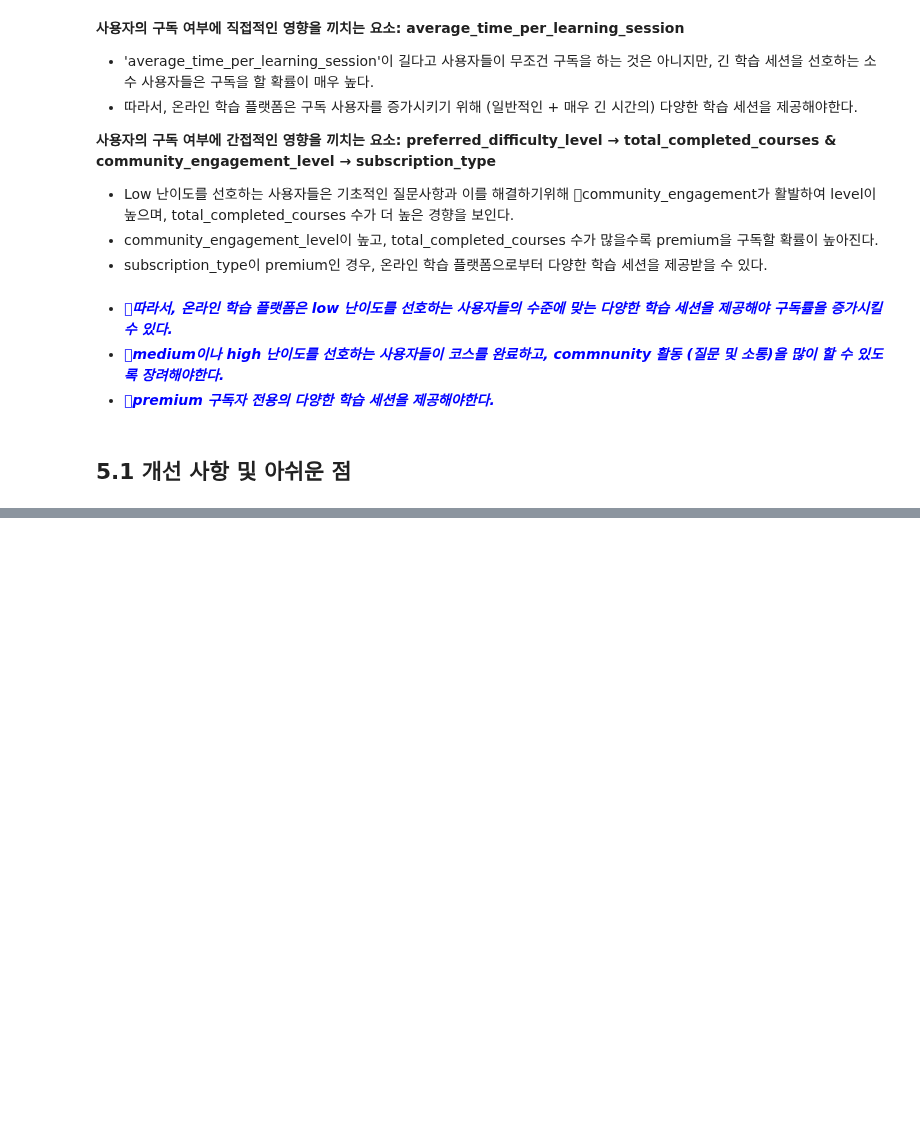
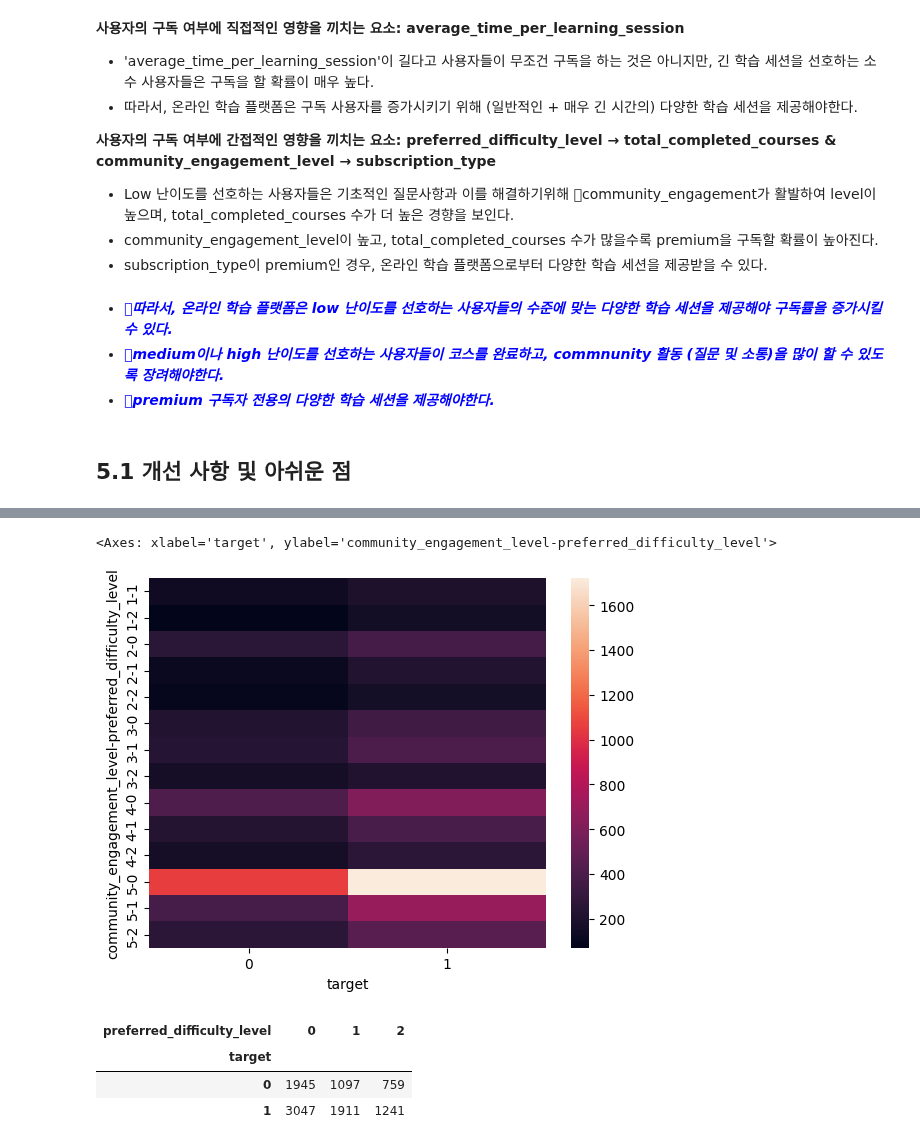
Before and after one commit to junmin98/WASSUP, a Jupyter notebook: Data_analysis/DA_Mini_Project_ljm.ipynb, the cells around one changed output, grey strips where cells are left out. Saved outputs shown, nothing was run; the diff lists cells and outputs as text; code cells hidden in the pictures; blank space fills up the shorter version.

```diff
--- a/Data_analysis/DA_Mini_Project_ljm.ipynb
+++ b/Data_analysis/DA_Mini_Project_ljm.ipynb
@@ -631,0 +635,3 @@ plt.show()
+# %%
+df_cel_pdl_t = df_['preferred_difficulty_level'].groupby([ df_['community_engagement_level'], df_['preferred_difficulty_level'], df_['target']]).count().unstack('target')
+df_cel_pdl_t
@@ -631,0 +655,14 @@ plt.show()
+# %%
+# sns.scatterplot(data=df_, x='community_engagement_level', y='preferred_difficulty_level', hue='target')
+sns.heatmap(df_cel_pdl_t)
+# %% [output]
+<Axes: xlabel='target', ylabel='community_engagement_level-preferred_difficulty_level'>
+[figure, added]
+# %%
+df_pdl_t = df_['preferred_difficulty_level'].groupby([df_['preferred_difficulty_level'], df_['target']]).count().unstack('preferred_difficulty_level')
+df_pdl_t
+# %% [output]
+| preferred_difficulty_level | 0 | 1 | 2 |
+| target |  |  |  |
+| 0 | 1945 | 1097 | 759 |
+| 1 | 3047 | 1911 | 1241 |
```
Also changed, not shown: parts of 11 cells of this notebook.
